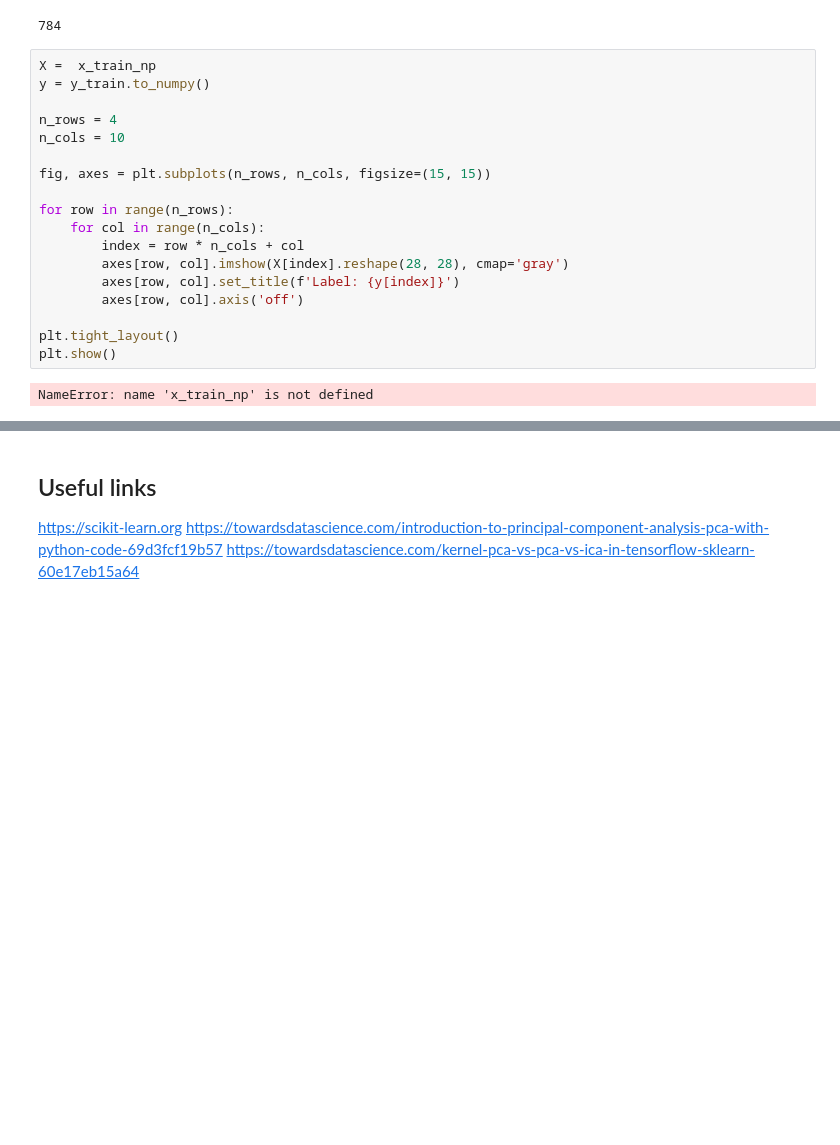
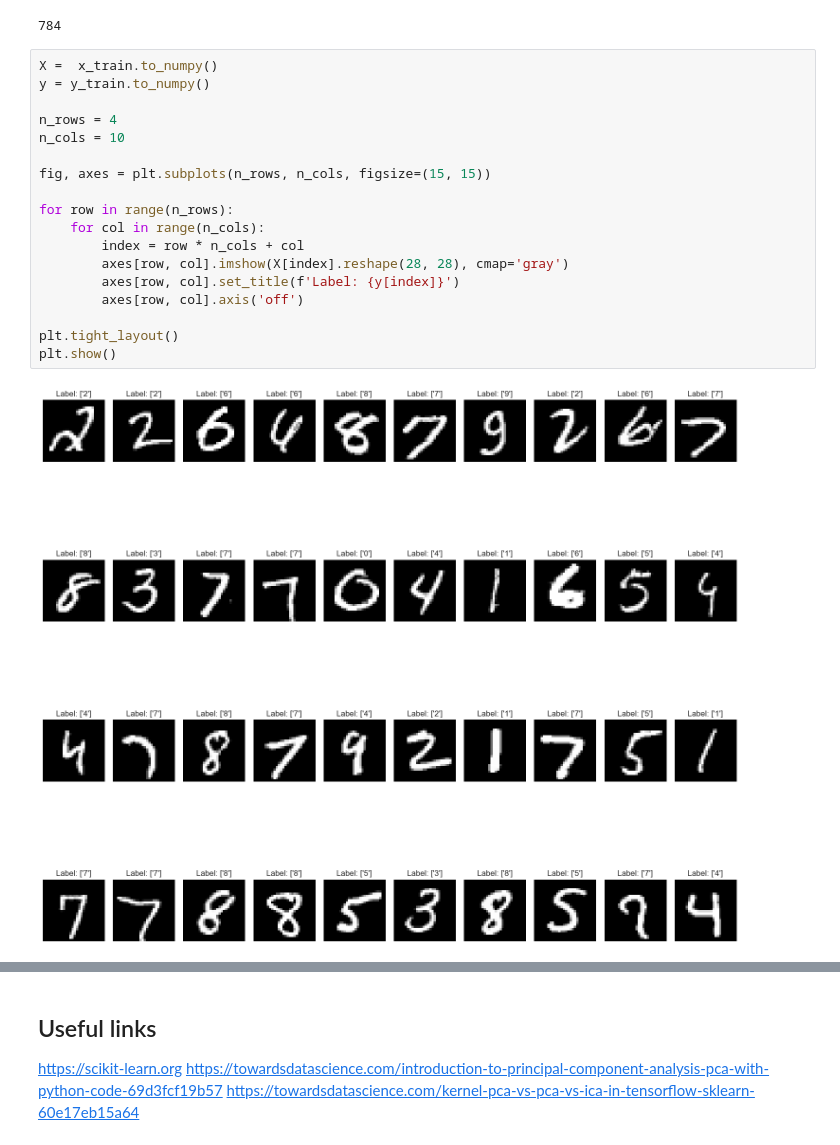
Before and after one commit to adratwa/Visualization_of_Large_Datasets, a Jupyter notebook: Lab2_pca_kernelpca.ipynb, the cells around one changed output, grey strips where cells are left out. Saved outputs shown, nothing was run; the diff lists cells and outputs as text; blank space fills up the shorter version.

```diff
--- a/Lab2_pca_kernelpca.ipynb
+++ b/Lab2_pca_kernelpca.ipynb
@@ -589,25 +591,25 @@ x_reconstructed.shape[1]
 # %% [output]
 784
 # %%
-X =  x_train_np
+X =  x_train.to_numpy()
 y = y_train.to_numpy()
 
 n_rows = 4
 n_cols = 10
 
 fig, axes = plt.subplots(n_rows, n_cols, figsize=(15, 15))
 
 for row in range(n_rows):
     for col in range(n_cols):
         index = row * n_cols + col
         axes[row, col].imshow(X[index].reshape(28, 28), cmap='gray')
         axes[row, col].set_title(f'Label: {y[index]}')
         axes[row, col].axis('off')
 
 plt.tight_layout()
 plt.show()
 # %% [output]
-NameError: name 'x_train_np' is not defined
+[figure, added]
 # %%
 X =  x_reconstructed
 y = y_train.to_numpy()
```
Also changed, not shown: parts of 21 cells of this notebook, 56 other files.
